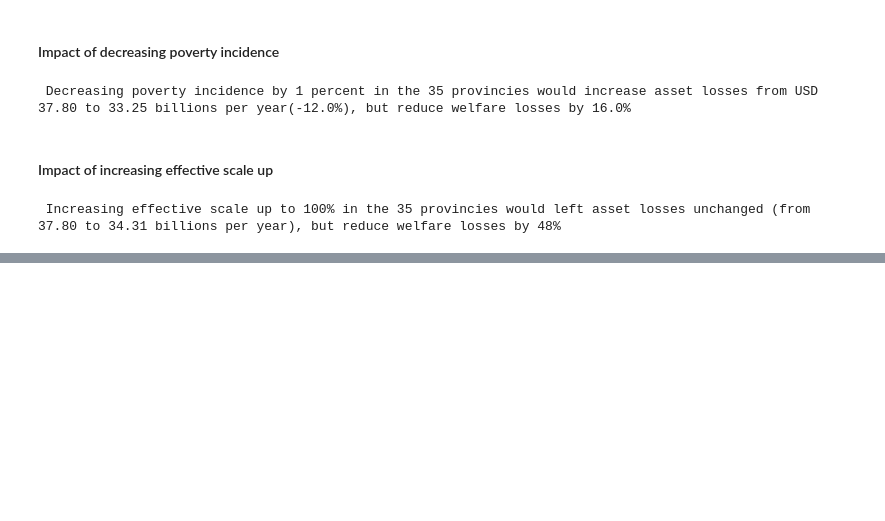
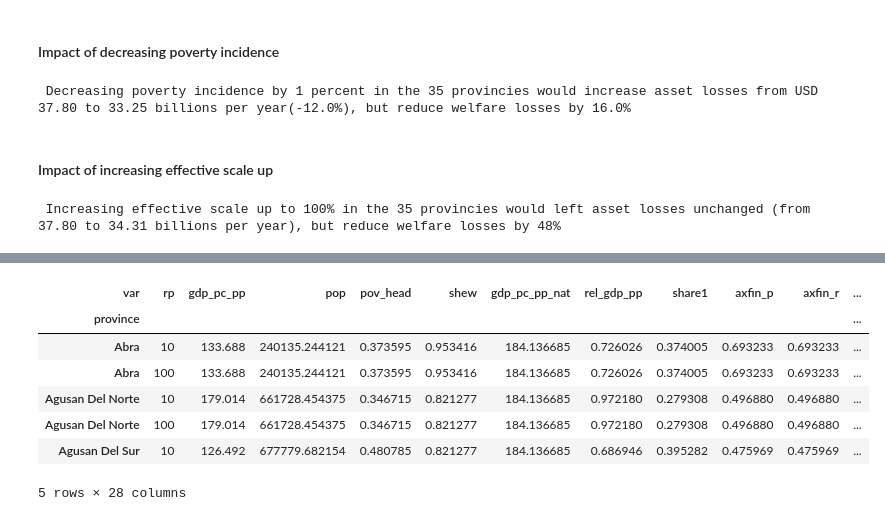
Before and after one commit to adrivsh/resilience_indicator_phl, a Jupyter notebook: socio_economic_capacity_demo.ipynb, the cells around one changed output, grey strips where cells are left out. Cells and saved outputs as stored; diff of their text form; code cells hidden in the pictures; blank space fills up the shorter version.

Commit message:
cast hazard and cast rp

```diff
--- a/socio_economic_capacity_demo.ipynb
+++ b/socio_economic_capacity_demo.ipynb
@@ -279,0 +299,12 @@ but reduce welfare losses by {YY:.0%}".format(
+# %%
+dfr=cast_return_periods(fa_ratios, df)
+dfr.head()
+# %% [output]
+| var | rp | gdp_pc_pp | pop | pov_head | shew | gdp_pc_pp_nat | rel_gdp_pp | share1 | axfin_p | axfin_r | ... |
+| province |  |  |  |  |  |  |  |  |  |  | ... |
+| Abra | 10 | 133.688 | 240135.244121 | 0.373595 | 0.953416 | 184.136685 | 0.726026 | 0.374005 | 0.693233 | 0.693233 | ... |
+| Abra | 100 | 133.688 | 240135.244121 | 0.373595 | 0.953416 | 184.136685 | 0.726026 | 0.374005 | 0.693233 | 0.693233 | ... |
+| Agusan Del Norte | 10 | 179.014 | 661728.454375 | 0.346715 | 0.821277 | 184.136685 | 0.972180 | 0.279308 | 0.496880 | 0.496880 | ... |
+| Agusan Del Norte | 100 | 179.014 | 661728.454375 | 0.346715 | 0.821277 | 184.136685 | 0.972180 | 0.279308 | 0.496880 | 0.496880 | ... |
+| Agusan Del Sur | 10 | 126.492 | 677779.682154 | 0.480785 | 0.821277 | 184.136685 | 0.686946 | 0.395282 | 0.475969 | 0.475969 | ... |
+5 rows × 28 columns
```
Also changed, not shown: parts of 4 cells of this notebook, 4 other files.
